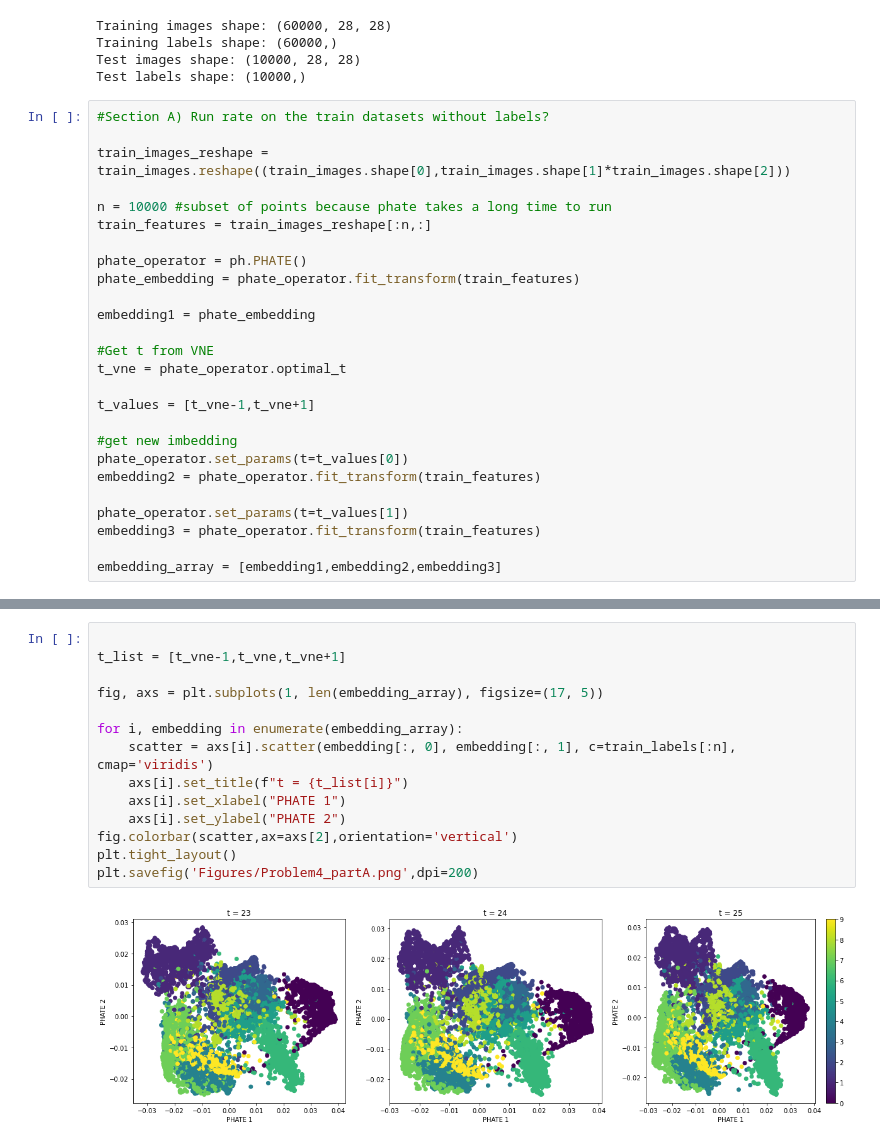
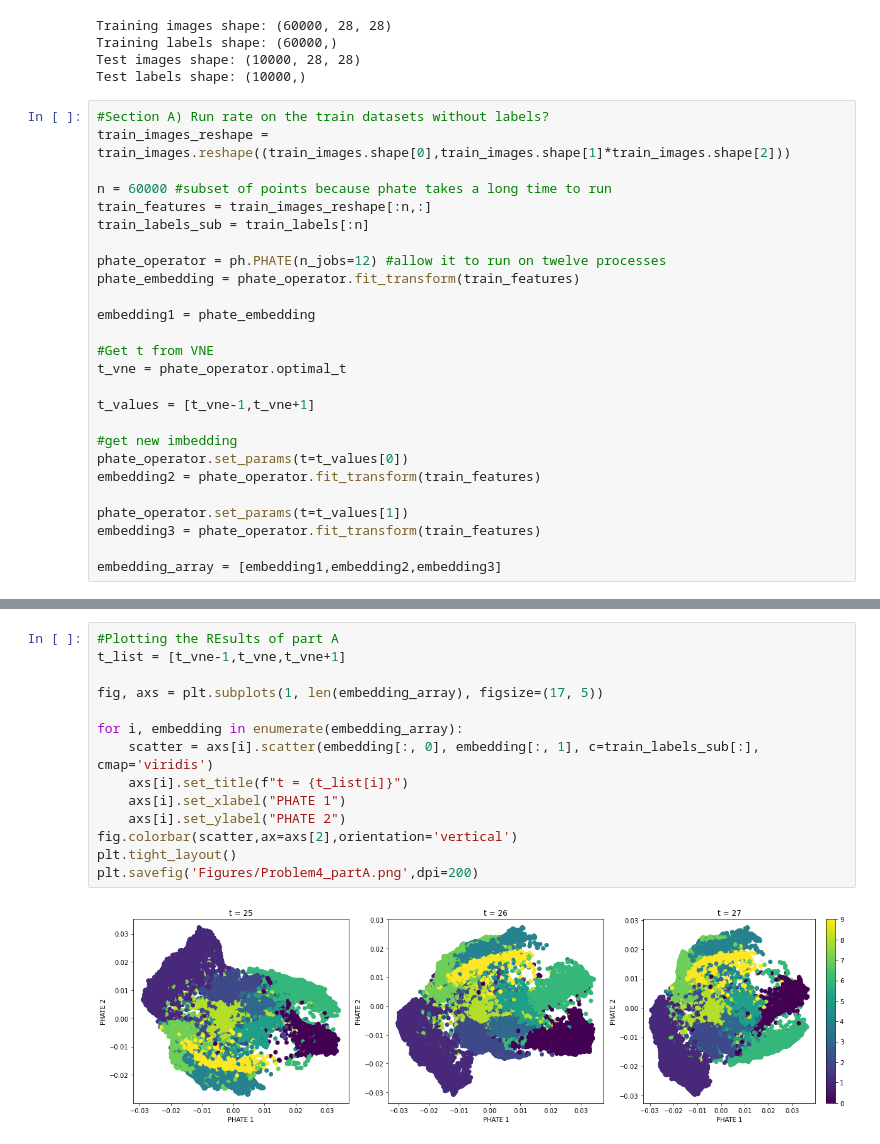
Before and after one commit to EricMLarsen/Spring_2024, a Jupyter notebook: ML_Stats/Homeworks/HW5/Problem4.ipynb, the cells around one changed output, grey strips where cells are left out. Saved outputs shown, nothing was run; the diff lists cells and outputs as text.

```diff
--- a/ML_Stats/Homeworks/HW5/Problem4.ipynb
+++ b/ML_Stats/Homeworks/HW5/Problem4.ipynb
@@ -67,13 +70,13 @@ Test images shape: (10000, 28, 28)
 Test labels shape: (10000,)
 # %%
 #Section A) Run rate on the train datasets without labels?
-
 train_images_reshape = train_images.reshape((train_images.shape[0],train_images.shape[1]*train_images.shape[2]))
 
-n = 10000 #subset of points because phate takes a long time to run
+n = 60000 #subset of points because phate takes a long time to run
 train_features = train_images_reshape[:n,:]
+train_labels_sub = train_labels[:n]
 
-phate_operator = ph.PHATE()
+phate_operator = ph.PHATE(n_jobs=12) #allow it to run on twelve processes
 phate_embedding = phate_operator.fit_transform(train_features)
 
 embedding1 = phate_embedding
@@ -112,16 +115,16 @@ Calculated PHATE in 17.14 seconds.
 # %%
-
+#Plotting the REsults of part A
 t_list = [t_vne-1,t_vne,t_vne+1]
 
 fig, axs = plt.subplots(1, len(embedding_array), figsize=(17, 5))
 
 for i, embedding in enumerate(embedding_array):
-    scatter = axs[i].scatter(embedding[:, 0], embedding[:, 1], c=train_labels[:n], cmap='viridis')
+    scatter = axs[i].scatter(embedding[:, 0], embedding[:, 1], c=train_labels_sub[:], cmap='viridis')
     axs[i].set_title(f"t = {t_list[i]}")
     axs[i].set_xlabel("PHATE 1")
     axs[i].set_ylabel("PHATE 2")
 fig.colorbar(scatter,ax=axs[2],orientation='vertical')
 plt.tight_layout()
 plt.savefig('Figures/Problem4_partA.png',dpi=200)
 # %% [output]
-[figure, old version]
+[figure, new version]
```
Also changed, not shown: parts of 6 cells of this notebook, 4 other files.
